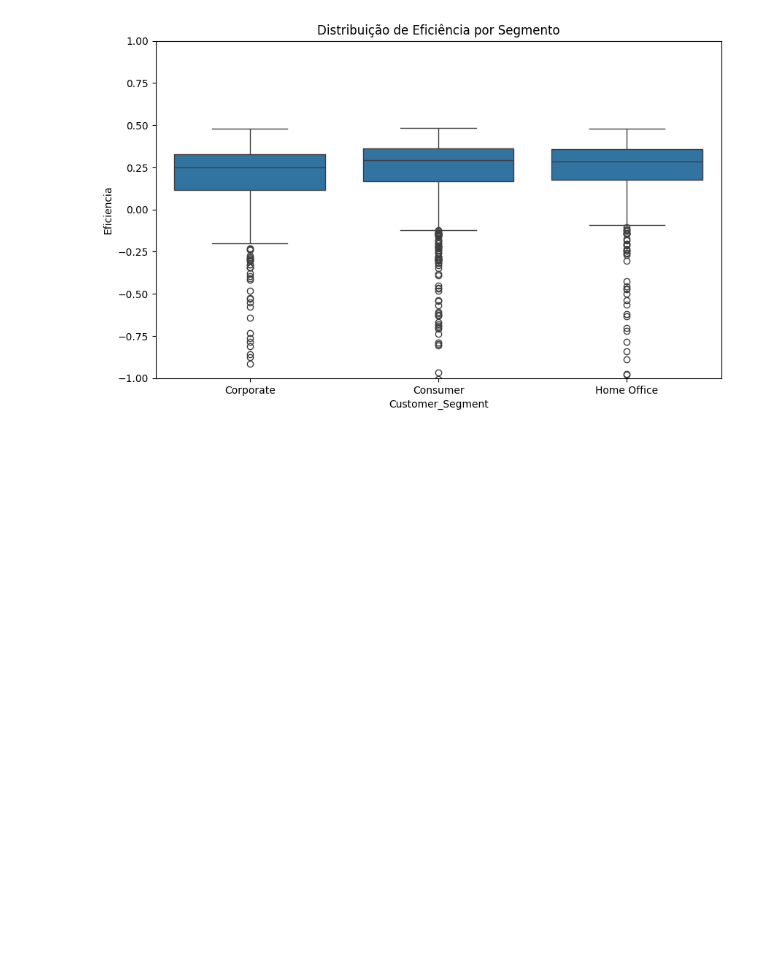
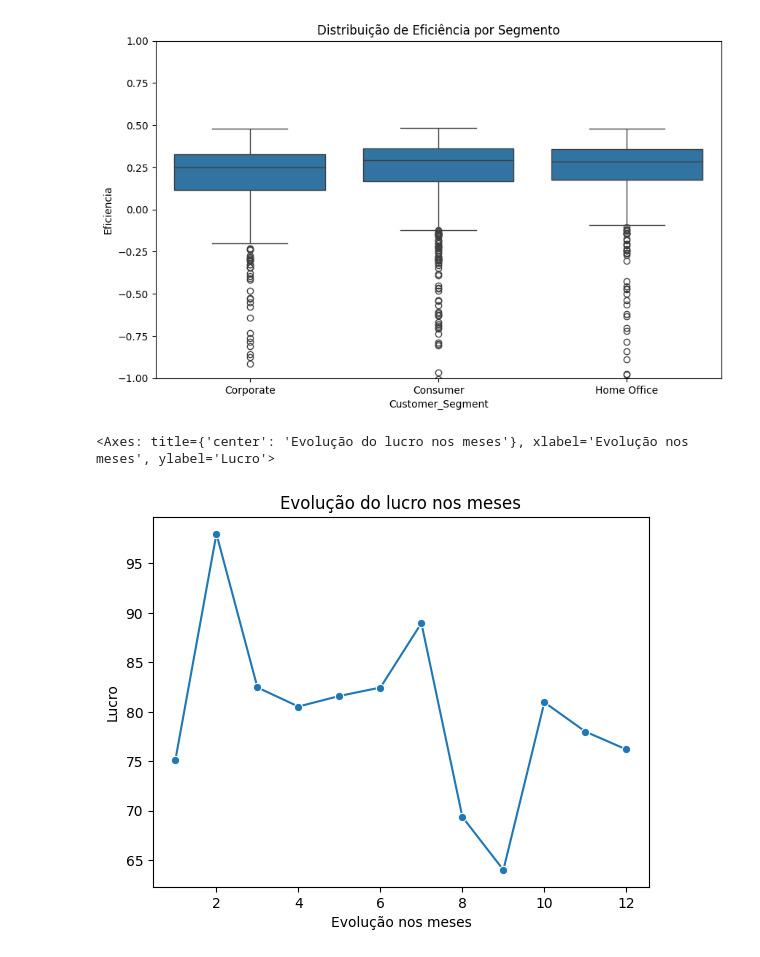
Before and after one commit to IuryFranca15/E-commerce_database, a Jupyter notebook: e-commerce.ipynb, the cells around one changed output. Drawn from its saved outputs; the diff is of its cells as text; code cells hidden in the pictures; blank space fills up the shorter version.

```diff
--- a/e-commerce.ipynb
+++ b/e-commerce.ipynb
@@ -132,3 +132,15 @@ plt.title('Distribuição de Eficiência por Segmento')
 plt.show()
 # %% [output]
 [figure]
+# %%
+#Como o Lucro Total e o Percentual de
+#Desconto Médio se comportam ao longo dos meses do ano
+df5 = df[['Discount_Percent', 'Profit', 'Month']]
+grupo = df5.groupby('Month')[['Discount_Percent', 'Profit']].mean().reset_index()
+plt.xlabel("Evolução nos meses")
+plt.ylabel("Lucro")
+plt.title("Evolução do lucro nos meses")
+sns.lineplot(data = grupo, x = 'Month', y = 'Profit', marker = 'o')
+# %% [output]
+<Axes: title={'center': 'Evolução do lucro nos meses'}, xlabel='Evolução nos meses', ylabel='Lucro'>
+[figure, added]
```
Also changed, not shown: parts of 4 cells of this notebook.
